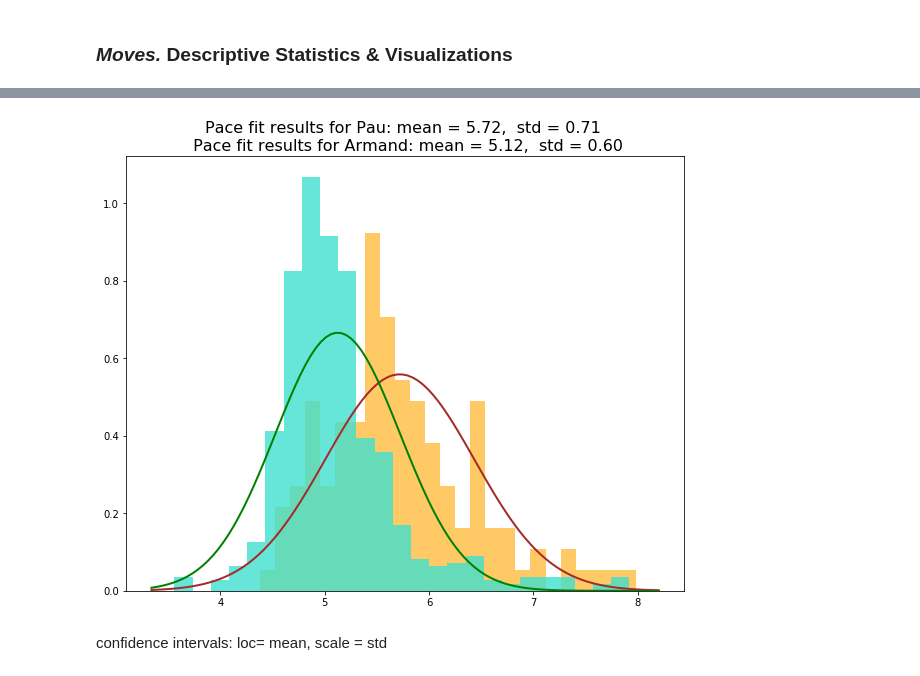
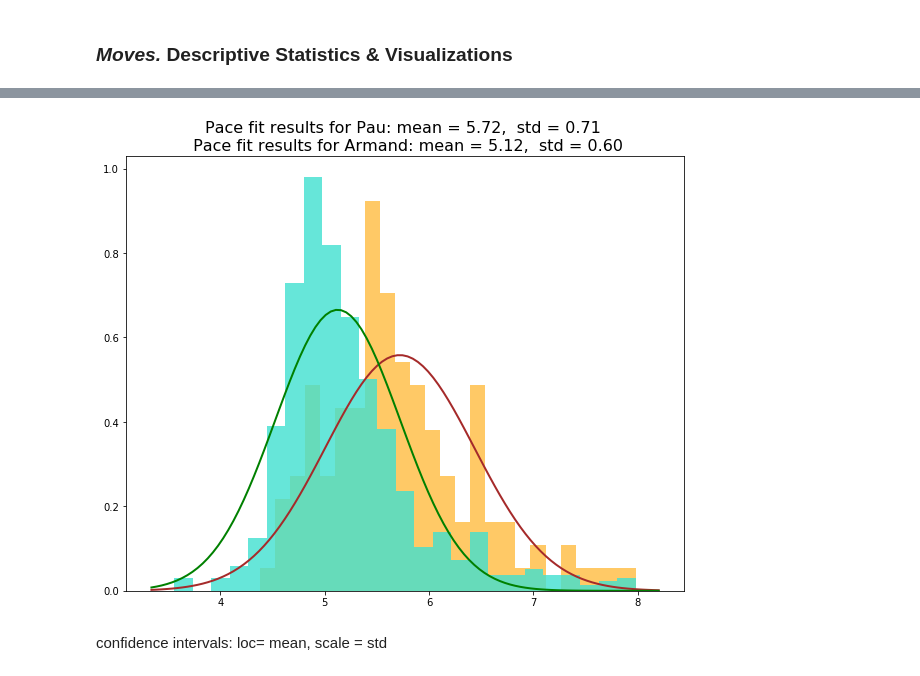
Before and after one commit to pausampietro/run_perfomance, a Jupyter notebook: 2. Data Exploratory Analysis.ipynb, the cells around one changed output, grey strips where cells are left out. Cells and saved outputs as stored; diff of their text form; code cells hidden in the pictures.

Commit message:
Goodness of fit for pace done

```diff
--- a/2. Data Exploratory Analysis.ipynb
+++ b/2. Data Exploratory Analysis.ipynb
@@ -33,3 +35,7 @@ moves = read_table('moves')
+# %%
+moves_p = moves[moves.athlete == 'P']
+# %%
+moves_a = moves[(moves.athlete == 'A') & moves.distance < 6e5]
 # %% [markdown]
 ### ***Moves.*** Descriptive Statistics & Visualizations
 # %%
@@ -54,0 +69,3 @@ moves['distance'][moves.athlete=='A'].mean()
+# %%
+pace_p = moves_p['pace'][(moves_p.pace > 3) & (moves_p.pace < 8)]
+pace_a = moves_a['pace'][(moves_a.pace > 3) & (moves_a.pace < 8)]
@@ -55,28 +103,26 @@ moves['distance'][moves.athlete=='A'].mean()
 # %%
 # Fitting a normal distribution to the data:
-data_p = moves['pace'][(moves.pace > 2) & (moves.pace < 8) & (moves.athlete == 'P')]
-data_a = moves['pace'][(moves.pace > 2) & (moves.pace < 8) & (moves.athlete == 'A')]
 mu_p, std_p = stats.norm.fit(data_p)
 mu_a, std_a = stats.norm.fit(data_a)
 
 # Plotting Histograms for both Pau and Armand pacing
 plt.figure(figsize=(10,8))
-plt.hist(data_p, bins = 25, density=True, alpha=0.6, color='orange')
-plt.hist(data_a, bins = 25, density=True, alpha=0.8, color='turquoise')
+plt.hist(pace_p, bins = 25, density=True, alpha=0.6, color='orange')
+plt.hist(pace_a, bins = 25, density=True, alpha=0.8, color='turquoise')
 
 #Plotting normal distributions (PDF)
 xmin, xmax = plt.xlim()
 x = np.linspace(xmin, xmax, 100)
 p_p = stats.norm.pdf(x, mu_p, std_p)
 p_a = stats.norm.pdf(x, mu_a, std_a)
 plt.plot(x, p_p, 'k', linewidth=2, color = 'brown')
 plt.plot(x, p_a, 'k', linewidth=2, color = 'green')
 
 title = """Pace fit results for Pau: mean = %.2f,  std = %.2f \n Pace fit results for Armand: mean = %.2f,  std = %.2f""" % (mu_p, std_p, mu_a, std_a)
 plt.title(title, fontsize = 16)
 plt.show()
 # %% [output]
-[figure, old version]
+[figure, new version]
 # %% [markdown]
 confidence intervals: loc= mean, scale = std
 # %%
```
Also changed, not shown: parts of 10 cells of this notebook.
